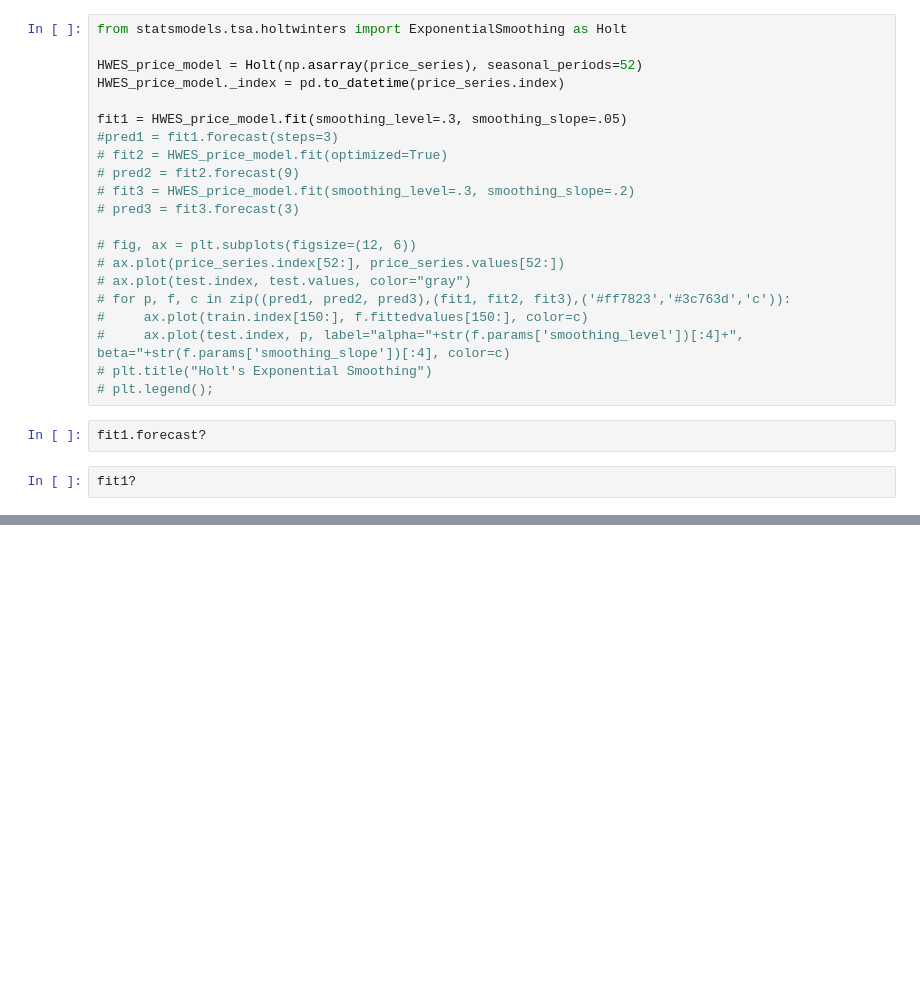
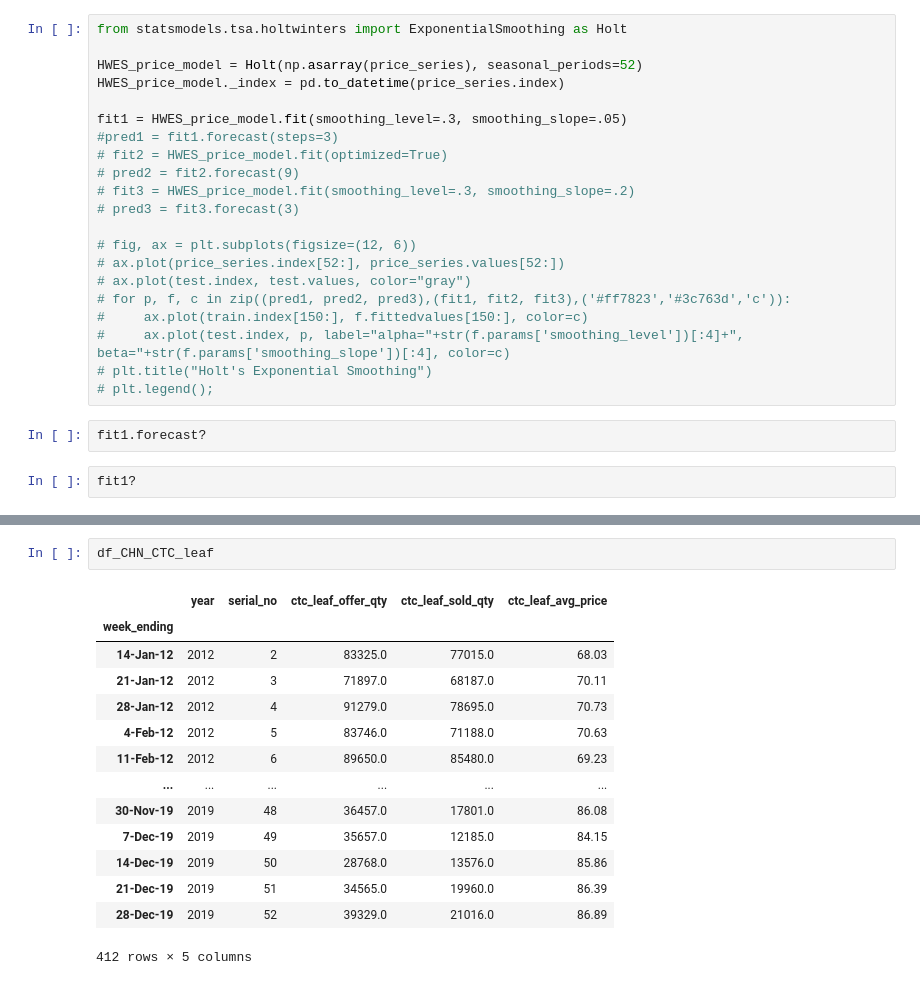
Before and after one commit to ArunMitra/Wholesale-Tea-Price-Prediction, a Jupyter notebook: Notebooks/tea_model_exploration.ipynb, the cells around one changed output, grey strips where cells are left out. Drawn from its saved outputs; the diff is of its cells as text; blank space fills up the shorter version.

```diff
--- a/Notebooks/tea_model_exploration.ipynb
+++ b/Notebooks/tea_model_exploration.ipynb
@@ -706,0 +537,17 @@ fit1?
+# %%
+df_CHN_CTC_leaf
+# %% [output]
+|  | year | serial_no | ctc_leaf_offer_qty | ctc_leaf_sold_qty | ctc_leaf_avg_price |
+| week_ending |  |  |  |  |  |
+| 14-Jan-12 | 2012 | 2 | 83325.0 | 77015.0 | 68.03 |
+| 21-Jan-12 | 2012 | 3 | 71897.0 | 68187.0 | 70.11 |
+| 28-Jan-12 | 2012 | 4 | 91279.0 | 78695.0 | 70.73 |
+| 4-Feb-12 | 2012 | 5 | 83746.0 | 71188.0 | 70.63 |
+| 11-Feb-12 | 2012 | 6 | 89650.0 | 85480.0 | 69.23 |
+| ... | ... | ... | ... | ... | ... |
+| 30-Nov-19 | 2019 | 48 | 36457.0 | 17801.0 | 86.08 |
+| 7-Dec-19 | 2019 | 49 | 35657.0 | 12185.0 | 84.15 |
+| 14-Dec-19 | 2019 | 50 | 28768.0 | 13576.0 | 85.86 |
+| 21-Dec-19 | 2019 | 51 | 34565.0 | 19960.0 | 86.39 |
+| 28-Dec-19 | 2019 | 52 | 39329.0 | 21016.0 | 86.89 |
+412 rows × 5 columns
```
Also changed, not shown: parts of 70 cells of this notebook, 7 other files.
